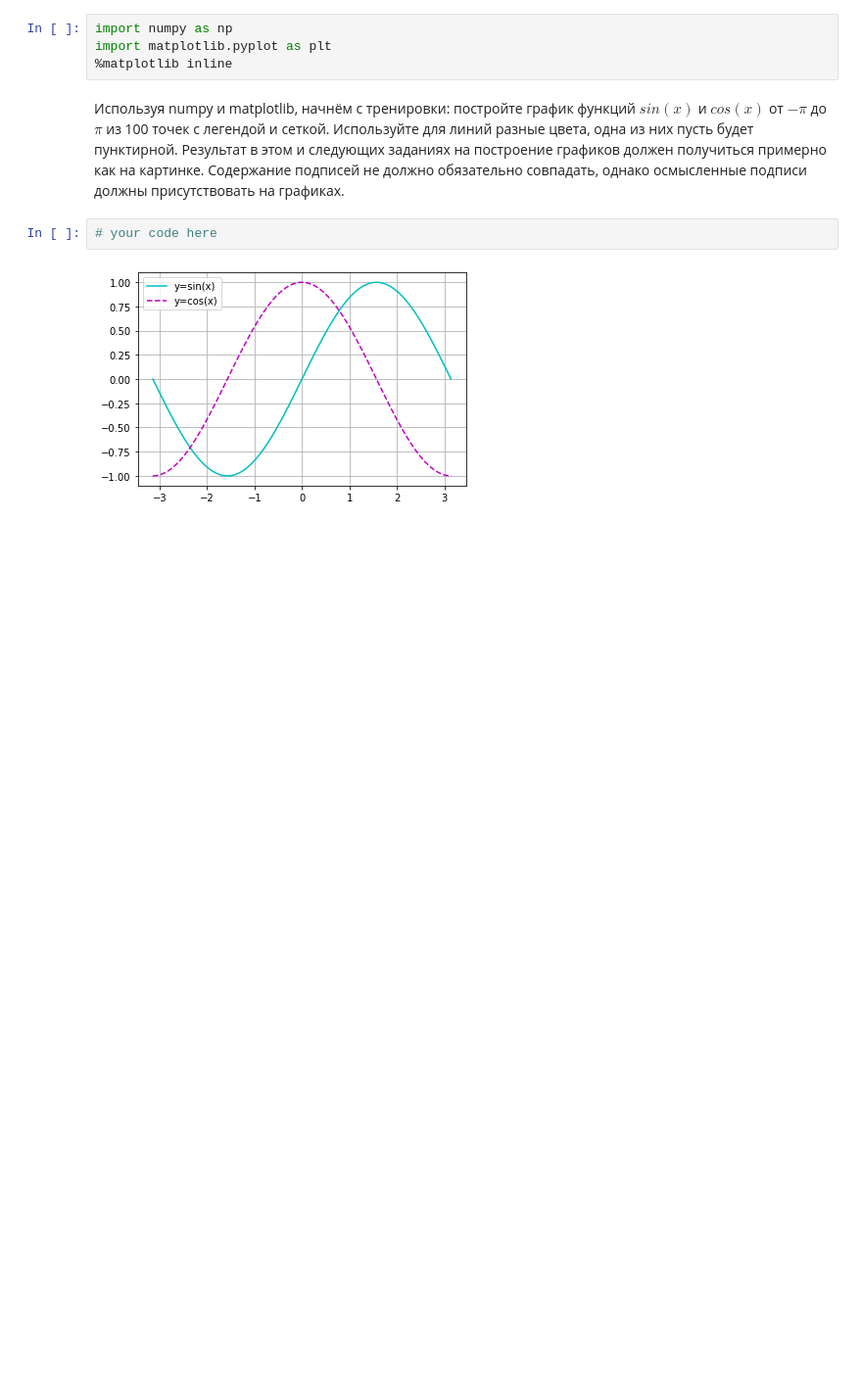
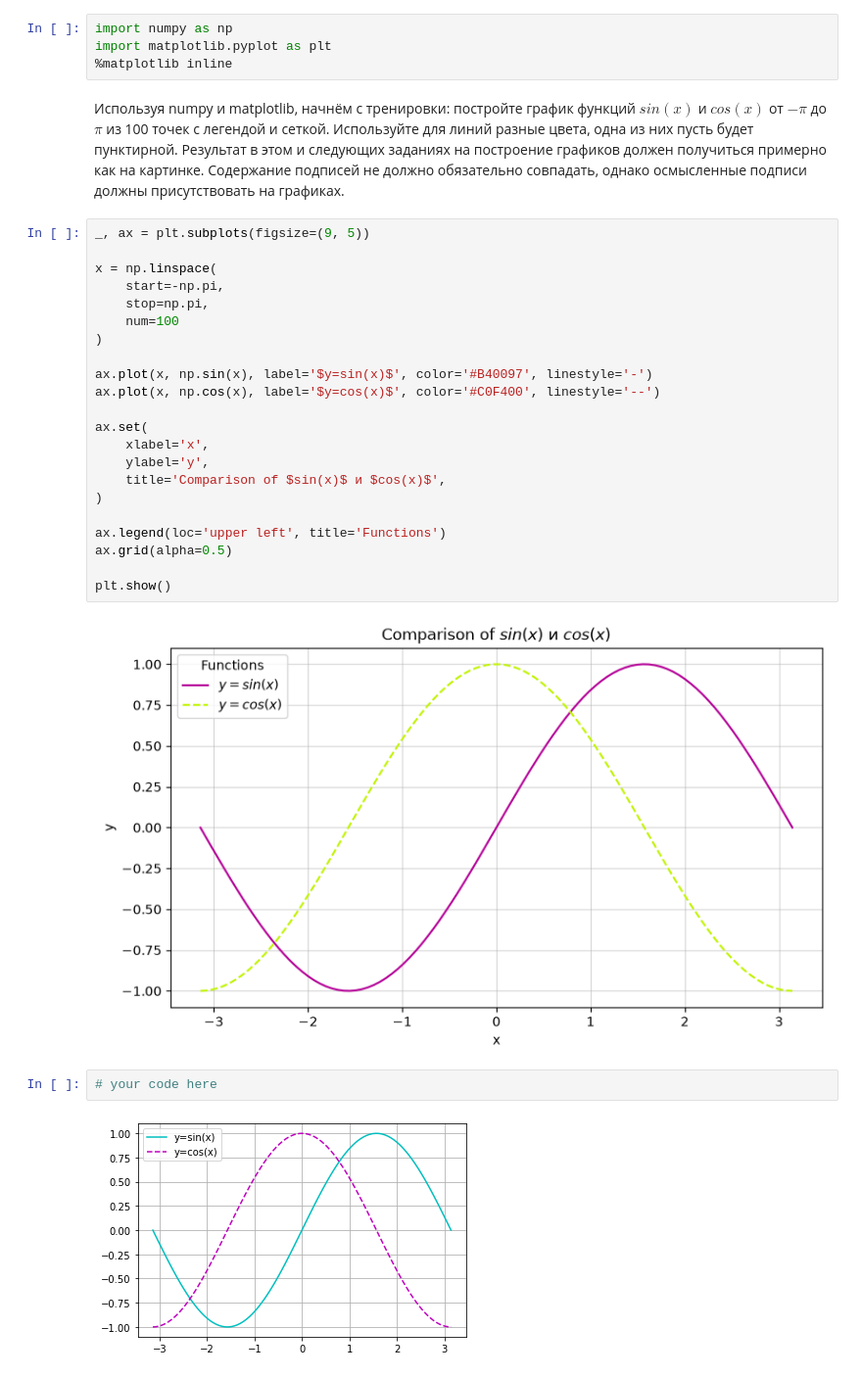
Before and after one commit to rudast/machine-learning-2026, a Jupyter notebook: lesson-5/hw01-EDA.ipynb, the cells around one changed output. Shown at 98% size. Cells and saved outputs as stored; diff of their text form; blank space fills up the shorter version.

```diff
--- a/lesson-5/hw01-EDA.ipynb
+++ b/lesson-5/hw01-EDA.ipynb
@@ -158,6 +164,30 @@ import matplotlib.pyplot as plt
 %matplotlib inline
 # %% [markdown]
 Используя numpy и matplotlib, начнём с тренировки: постройте график функций $sin(x)$ и $cos(x)$ от $-\pi$ до $\pi$ из 100 точек c легендой и сеткой. Используйте для линий разные цвета, одна из них пусть будет пунктирной. Результат в этом и следующих заданиях на построение графиков должен получиться примерно как на картинке. Содержание подписей не должно обязательно совпадать, однако осмысленные подписи должны присутствовать на графиках.
+# %%
+_, ax = plt.subplots(figsize=(9, 5))
+
+x = np.linspace(
+    start=-np.pi,
+    stop=np.pi,
+    num=100
+)
+
+ax.plot(x, np.sin(x), label='$y=sin(x)$', color='#B40097', linestyle='-')
+ax.plot(x, np.cos(x), label='$y=cos(x)$', color='#C0F400', linestyle='--')
+
+ax.set(
+    xlabel='x',
+    ylabel='y',
+    title='Comparison of $sin(x)$ и $cos(x)$',
+)
+
+ax.legend(loc='upper left', title='Functions')
+ax.grid(alpha=0.5)
+
+plt.show()
+# %% [output]
+[figure, added]
 # %%
 # your code here
 # %% [output]
```
Also changed, not shown: parts of 9 cells of this notebook.
